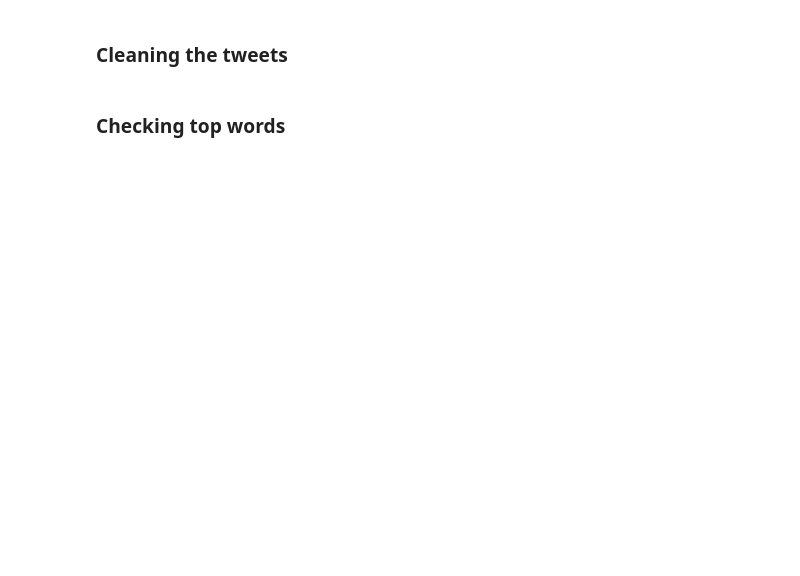
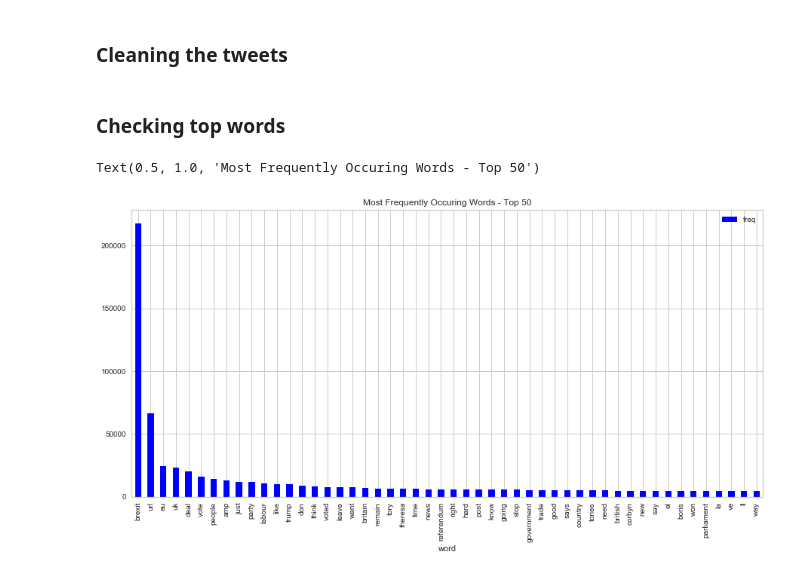
Before and after one commit to ta-data-lis/final-project, a Jupyter notebook: your-project/eda.ipynb, the cells around one changed output. Drawn from its saved outputs; the diff is of its cells as text; code cells hidden in the pictures; blank space fills up the shorter version.

```diff
--- a/your-project/eda.ipynb
+++ b/your-project/eda.ipynb
@@ -38,6 +45,11 @@ def clean_up(s):
     words = [w.lower() for w in words if not w.startswith('http://')]
     words = re.findall('[^\d\W]+', ' '.join(words))
     return ' '.join(words)
+
+def replace_urls(s, replacement=None):
+    replacement = '<-URL->' if replacement is None else replacement
+    pattern = re.compile('(https?://)?(\w*[.]\w+)+([/?=&]+\w+)*')
+    return re.sub(pattern, replacement, s)
 
 def tokenize(s):
     return word_tokenize(s)
@@ -49,7 +61,15 @@ def stem_and_lemmatize(l):
     return lemm
 
 def remove_stopwords(l):
-    stop_words = stopwords.words('english')
+    languages = ['english',
+             'spanish',
+             'portuguese',
+             'german',
+             'french',
+             'italian',
+             'turkish'
+            ]
+    stop_words = stopwords.words(languages)
     return [i for i in l.split() if i not in stop_words]
 
 def get_pm(row):
@@ -57,7 +77,7 @@ def get_pm(row):
     text = row["text"].lower()
     if "boris" in text or "johnson" in text:
         pms.append("boris")
-    if "theresa" in text:
+    elif "theresa" in text:
         pms.append("may")
     else:
         pms.append("none")
@@ -66,11 +86,11 @@ def get_pm(row):
 def sentiment_nlkt(text):
     sid = SentimentIntensityAnalyzer()
     polarity_scores = sid.polarity_scores(text)
-    return 'neg' if polarity_scores['neg'] > polarity_scores['pos'] else 'pos'
+    return 'negative' if polarity_scores['negative'] > polarity_scores['positive'] else 'positive'
 
 def sentiment_textblob(text):
     analysis = TextBlob(text)
-    return 'pos' if analysis.sentiment.polarity >= 0 else 'neg'
+    return 'positive' if analysis.sentiment.polarity >= 0 else 'negative'
 # %% [markdown]
 ### Data
 # %%
@@ -99,8 +176,8 @@ df = df[['date','id', 'username', 'text']]
 # %% [markdown]
 ### Fixing time type column
 # %%
-df['date'] = pd.to_datetime(result['date'])
-df['date'] = [d.date() for d in result['date']]
+df['date'] = pd.to_datetime(df['date'])
+df['date'] = [d.date() for d in df['date']]
 # %% [markdown]
 ### Creating column for Theresa May/Boris Jonhson
 # %%
@@ -115,5 +203,7 @@ df[df['pm'] == 'may']
 # %% [markdown]
 ### Cleaning the tweets
+# %%
+df['text_processed_vector'] = df['text'].apply(replace_urls)
 # %%
 df['text_processed'] = df['text'].apply(clean_up).apply(tokenize).apply(stem_and_lemmatize)\
                        .apply(remove_stopwords)
@@ -121,16 +211,17 @@ df['text_processed'] = df['text'].apply(clean_up).apply(tokenize).apply(stem_and
 ### Checking top words
 # %%
 cv = CountVectorizer(stop_words = 'english')
-words = cv.fit_transform(df['text'])
-
-#df161['text'].apply(lambda x: cv.fit_transform(x))
+words = cv.fit_transform(df['text_processed_vector'])
 
 sum_words = words.sum(axis=0)
 
 words_freq = [(word, sum_words[0, i]) for word, i in cv.vocabulary_.items()]
 words_freq = sorted(words_freq, key = lambda x: x[1], reverse = True)
 
 frequency = pd.DataFrame(words_freq, columns=['word', 'freq'])
 
-frequency.head(30).plot(x='word', y='freq', kind='bar', figsize=(15, 7), color = 'blue')
-plt.title("Most Frequently Occuring Words - Top 30")
+frequency.head(50).plot(x='word', y='freq', kind='bar', figsize=(15, 7), color = 'blue')
+plt.title("Most Frequently Occuring Words - Top 50")
+# %% [output]
+Text(0.5, 1.0, 'Most Frequently Occuring Words - Top 50')
+[figure, added]
```
Also changed, not shown: parts of 38 cells of this notebook, 18 other files.
